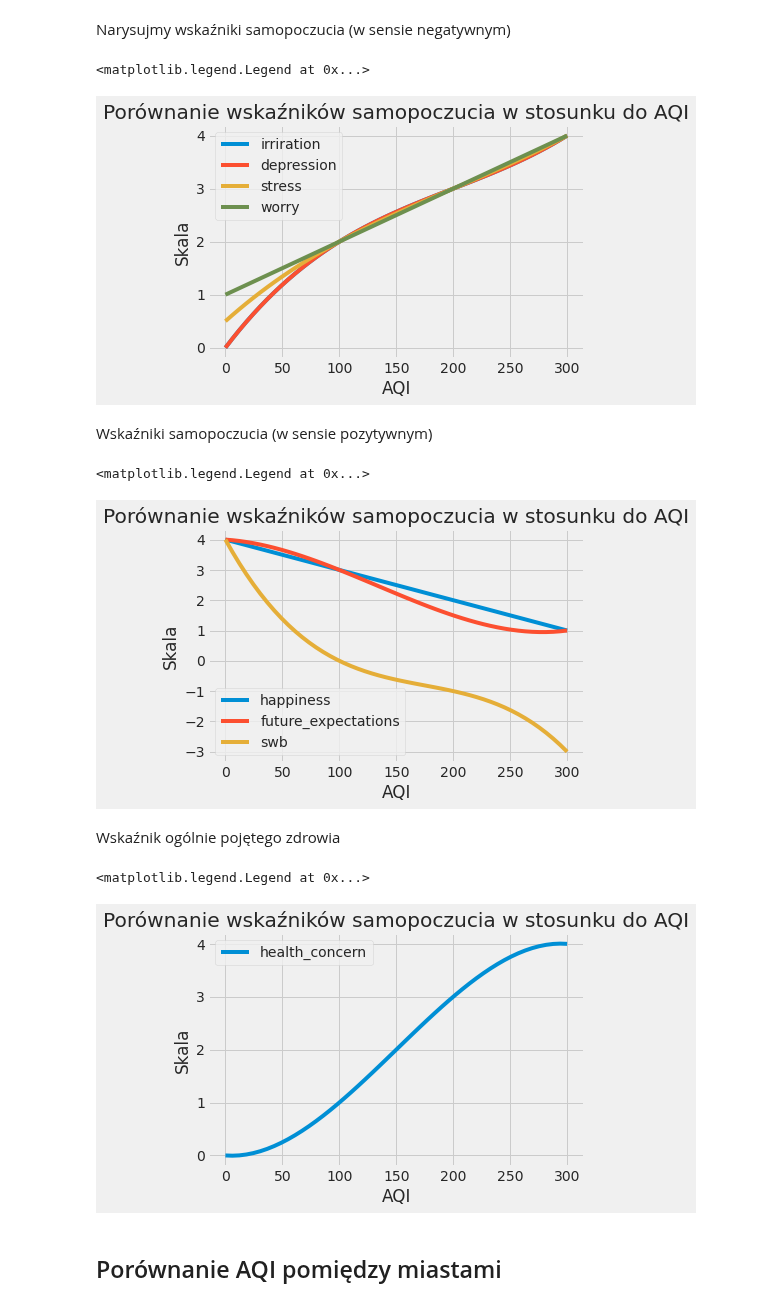
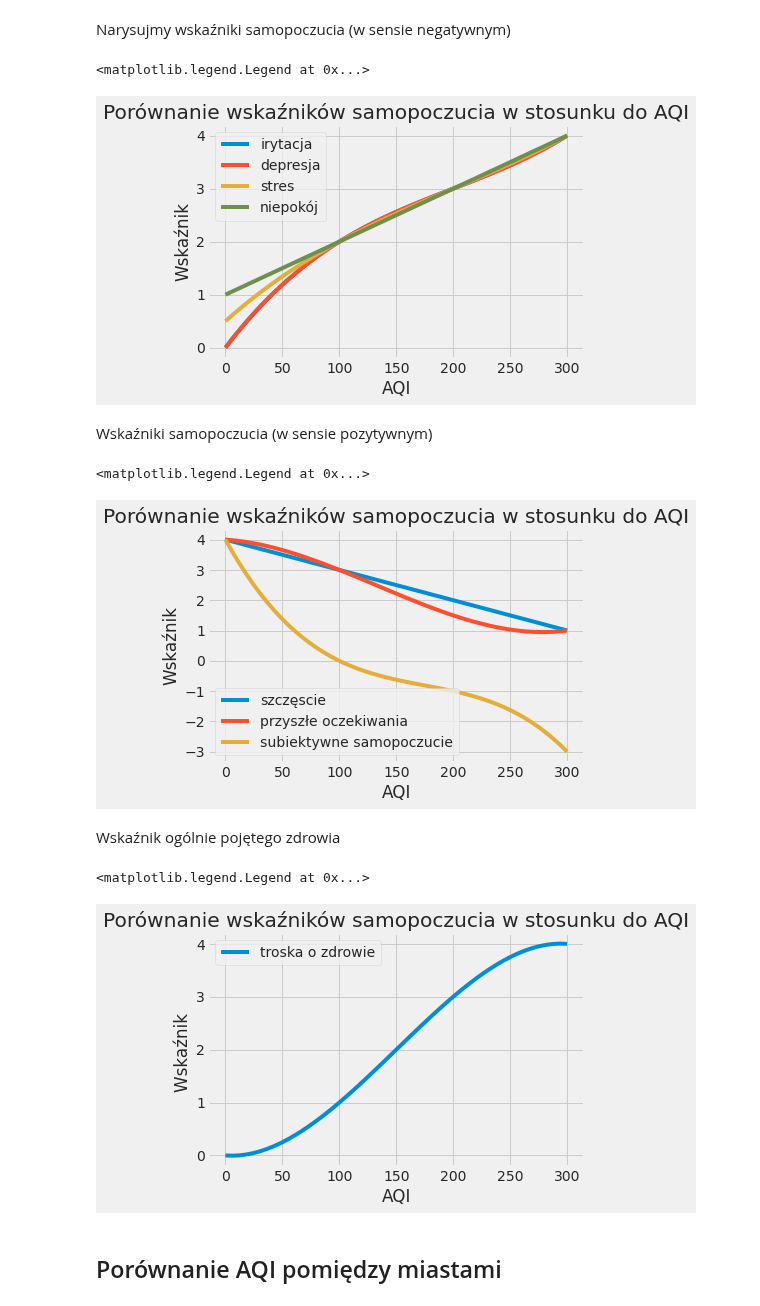
Before and after one commit to PrzemyslawSarnacki/AirQualityPrediction, a Jupyter notebook: well_being_analysis.ipynb, the cells around one changed output. Cells and saved outputs as stored; diff of their text form; code cells hidden in the pictures.

```diff
--- a/well_being_analysis.ipynb
+++ b/well_being_analysis.ipynb
@@ -140,29 +140,31 @@ for being in get_n_items(well_being, 0, 4):
 
 plt.title("Porównanie wskaźników samopoczucia w stosunku do AQI")
 plt.xlabel("AQI")
-plt.ylabel("Skala")
+plt.ylabel("Wskaźnik")
 plt.grid(True)
 plt.legend([being for being in get_n_items(well_being, 0, 4)])
+plt.legend(["irytacja", "depresja", "stres", "niepokój"])
 # %% [output]
 <matplotlib.legend.Legend at 0x...>
-[figure, old version]
+[figure, new version]
 # %% [markdown]
 Wskaźniki samopoczucia (w sensie pozytywnym)
 # %%
 for being in get_n_items(well_being, 4, 7):
     interval = np.linspace(x_arr[0], x_arr[-1])
     interpolation = scipy.interpolate.interp1d(x_arr, well_being[being])
     spl = scipy.interpolate.UnivariateSpline(x_arr, well_being[being])
     plt.plot(interval, spl(interval))
 
 plt.title("Porównanie wskaźników samopoczucia w stosunku do AQI")
 plt.xlabel("AQI")
-plt.ylabel("Skala")
+plt.ylabel("Wskaźnik")
 plt.grid(True)
 plt.legend([being for being in get_n_items(well_being, 4, 7)])
+plt.legend(["szczęscie", "przyszłe oczekiwania", "subiektywne samopoczucie"])
 # %% [output]
 <matplotlib.legend.Legend at 0x...>
-[figure, old version]
+[figure, new version]
 # %% [markdown]
 Wskaźnik ogólnie pojętego zdrowia
 # %%
@@ -174,12 +176,13 @@ for being in get_n_items(well_being, 7, 8):
 
 plt.title("Porównanie wskaźników samopoczucia w stosunku do AQI")
 plt.xlabel("AQI")
-plt.ylabel("Skala")
+plt.ylabel("Wskaźnik ")
 plt.grid(True)
-plt.legend([being for being in get_n_items(well_being, 7, 8)])
+plt.legend(["troska o zdrowie"])
+# plt.legend([being for being in get_n_items(well_being, 7, 8)])
 # %% [output]
 <matplotlib.legend.Legend at 0x...>
-[figure, old version]
+[figure, new version]
 # %% [markdown]
 ## Porównanie AQI pomiędzy miastami
 # %% [markdown]
```
Also changed, not shown: parts of 8 cells of this notebook.
